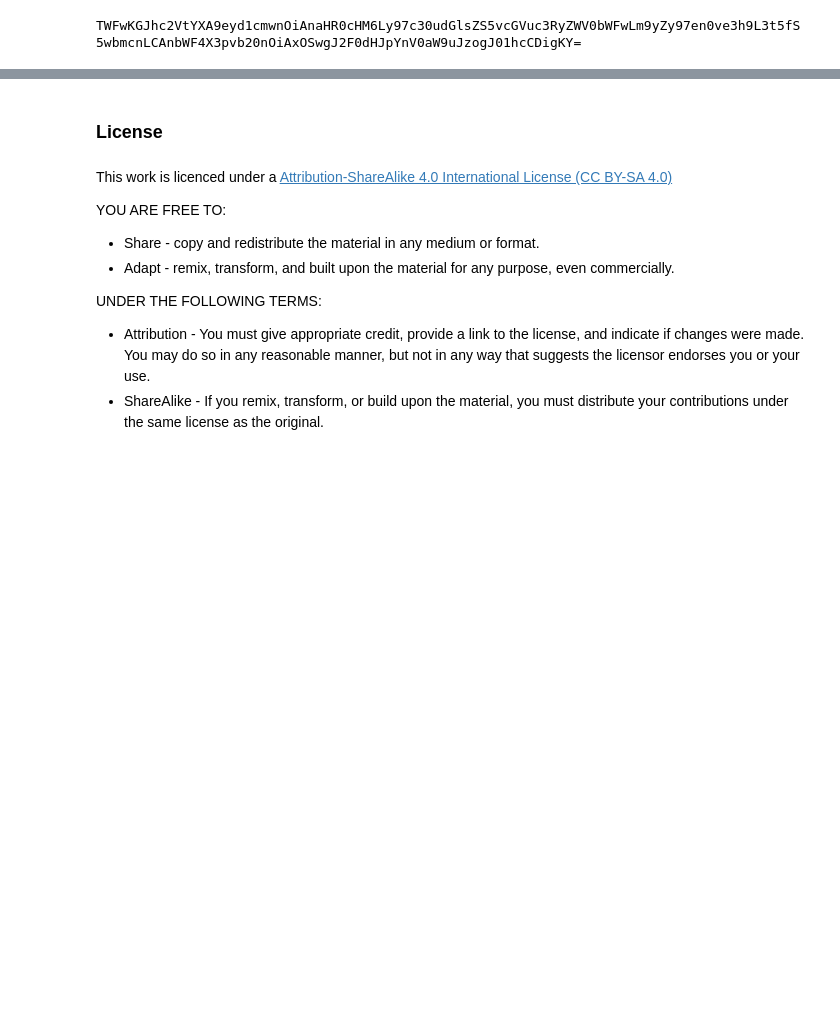
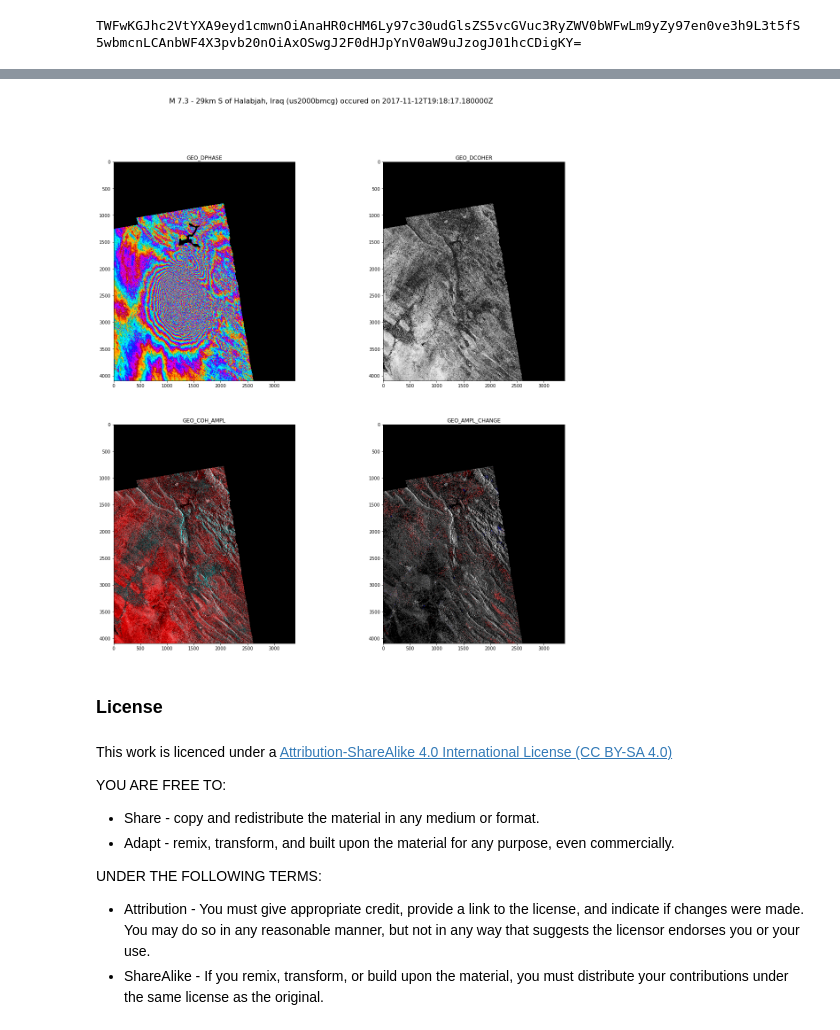
Before and after one commit to ec-better/ewf-ethz-01-02-01, a Jupyter notebook: src/main/app-resources/notebook/libexec/input.ipynb, the cells around one changed output, grey strips where cells are left out. Cells and saved outputs as stored; diff of their text form; code cells hidden in the pictures; blank space fills up the shorter version.

```diff
--- a/src/main/app-resources/notebook/libexec/input.ipynb
+++ b/src/main/app-resources/notebook/libexec/input.ipynb
@@ -218,8 +194,8 @@ def get_image_as_array(row, bbox, eq_id):
 
     parsed_url = urlparse(row['enclosure'])
 
-    url = '%s://%s:%s@%s/api%s' % (list(parsed_url)[0], user, api_key, list(parsed_url)[1], list(parsed_url)[2])
-
+    url = '%s://%s/api%s' % (list(parsed_url)[0], list(parsed_url)[1], list(parsed_url)[2])
+    print url
     vsi_url = '/vsicurl/%s' % url
 
 
@@ -286,8 +262,7 @@ def get_image_as_array(row, bbox, eq_id):
 
     return stack
 # %%
-def get_data(row, user, api_key, aoi, eq_id):
-
+def get_data(row, aoi, eq_id):
     extended_info = dict()
 
     extended_info['image_data'] = get_image_as_array(row, aoi.bounds, eq_id)
@@ -296,4 +271,4 @@ def get_data(row, user, api_key, aoi, eq_id):
 
     return series
 # %%
-selected = selected.merge(selected.apply(lambda row: get_data(row, user, api_key, aoi, eq_id['value']), axis=1), left_index=True, right_index=True)
+selected = selected.merge(selected.apply(lambda row: get_data(row, aoi, eq_id['value']), axis=1), left_index=True, right_index=True)
@@ -302,15 +288,23 @@ selected
 # %%
 fig = plt.figure(figsize=(20,20))
+
+fig.suptitle('%s (%s) occured on %s' % (eq_search.earthquakes[0].title,
+             eq_search.earthquakes[0].id,
+             eq_search.earthquakes[0].date), fontsize=16)
 
 for index, band in enumerate(list(selected['band'].values)):
 
     data = selected[selected['band'] == band]['image_data'].values[0]
 
     sub_fig = fig.add_subplot(2, 2, index+1)
     img = Image.fromarray(data)
     imgplot = plt.imshow(img)
 
     sub_fig.set_title(band)
+
+fig.savefig('%s.png' % eq_id['value'])
+# %% [output]
+[figure, added]
 # %% [markdown]
 ### License
 # %% [markdown]
```
Also changed, not shown: parts of 6 cells of this notebook, 1 other file.
